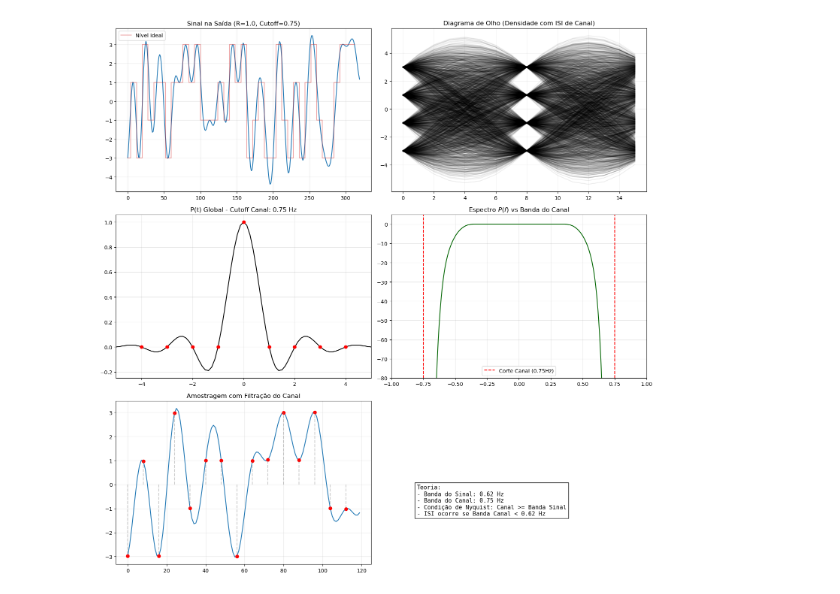
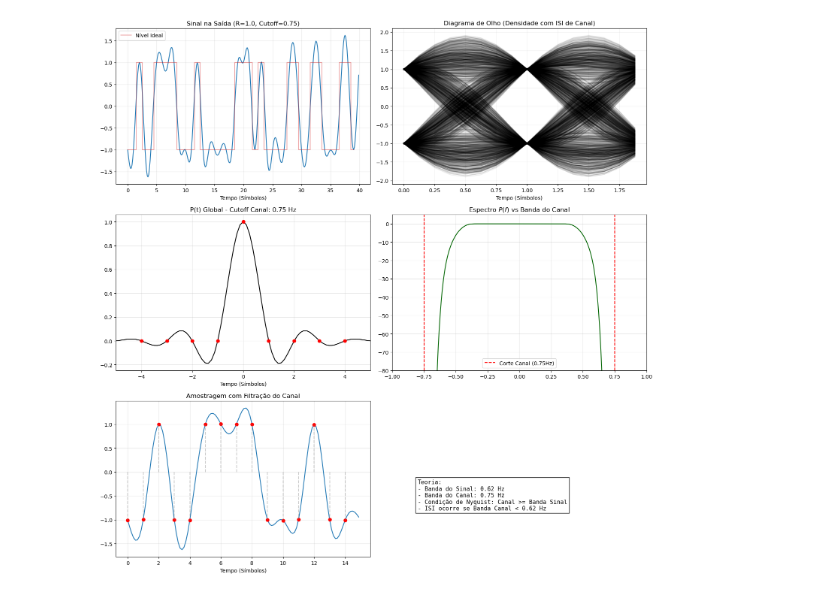
Before and after one commit to luiz10ml/T27--Digital-Communication, a Jupyter notebook: Eye Diagram/eyeDiagramSimulation.ipynb, the cells around one changed output. Drawn from its saved outputs; the diff is of its cells as text; code cells hidden in the pictures.

Commit message:
eye diagram

```diff
--- a/Eye Diagram/eyeDiagramSimulation.ipynb
+++ b/Eye Diagram/eyeDiagramSimulation.ipynb
@@ -4,7 +4,7 @@ import matplotlib.pyplot as plt
 from scipy import signal
 
 # --- CONFIGURAÇÕES DO SISTEMA ---
-M = 4
+M = 2
 sps = 8
 num_symbols = 5000
 rolloff = 0.25
@@ -16,7 +16,6 @@ filter_type = 'SRRC'
 R = 1.0             # Taxa de símbolos (Símbolos por segundo)
 fs = sps * R        # Taxa de amostragem do sistema
 # Frequência de corte do canal
-# Se cutoff < (R/2)*(1 + rolloff), a magnitude não será constante na banda do sinal.
 channel_cutoff = 0.75 * R
 
 # --- 1. GERAÇÃO DE SÍMBOLOS E UPSAMPLING ---
@@ -29,7 +28,6 @@ def get_filter(ftype, sps, beta):
     span = 32
     t = np.arange(-span/2 * sps, span/2 * sps + 1) / sps
 
-    # Apenas SRRC mantido conforme solicitado
     h = np.zeros(len(t))
     b = max(beta, 1e-9)
     for i, ti in enumerate(t):
@@ -42,9 +40,7 @@ def get_filter(ftype, sps, beta):
             den = np.pi*ti*(1-(4*b*ti)**2)
             h[i] = num / den
 
-    # Janelamento para mitigar o Fenômeno de Gibbs
     h *= np.hamming(len(t))
-
     return h / np.sqrt(np.sum(h**2))
 
 tx_filter = get_filter(filter_type, sps, rolloff)
@@ -69,18 +65,22 @@ t_p = (np.arange(len(p_t)) - len(p_t)//2) / sps
 # --- 4. VISUALIZAÇÃO ---
 fig, axs = plt.subplots(3, 2, figsize=(15, 15))
 
-# A. FORMA DE ONDA
-axs[0, 0].plot(rx_output[len(rx_output)//2 : len(rx_output)//2 + sps*40], color='tab:blue')
-axs[0, 0].step(np.arange(0, sps*40, sps), symbols[num_symbols//2:num_symbols//2+40], where='mid', color='tab:red', alpha=0.4, label='Nível Ideal')
+# A. FORMA DE ONDA (Eixo X dividido por sps)
+time_axis_wf = np.arange(sps*40) / sps
+axs[0, 0].plot(time_axis_wf, rx_output[len(rx_output)//2 : len(rx_output)//2 + sps*40], color='tab:blue')
+axs[0, 0].step(np.arange(40), symbols[num_symbols//2:num_symbols//2+40], where='mid', color='tab:red', alpha=0.4, label='Nível Ideal')
 axs[0, 0].set_title(f'Sinal na Saída (R={R}, Cutoff={channel_cutoff})')
+axs[0, 0].set_xlabel('Tempo (Símbolos)')
 axs[0, 0].grid(True, alpha=0.3)
 axs[0, 0].legend()
 
-# B. DIAGRAMA DE OLHO
+# B. DIAGRAMA DE OLHO (Eixo X dividido por sps)
 start, end = 100 * sps, len(rx_output) - 100 * sps
+time_eye = np.arange(2*sps) / sps
 for i in range(start, end - 2*sps, 2*sps):
-    axs[0, 1].plot(rx_output[i : i + 2*sps], color='black', alpha=0.07)
+    axs[0, 1].plot(time_eye, rx_output[i : i + 2*sps], color='black', alpha=0.07)
 axs[0, 1].set_title('Diagrama de Olho (Densidade com ISI de Canal)')
+axs[0, 1].set_xlabel('Tempo (Símbolos)')
 axs[0, 1].grid(True, alpha=0.2)
 
 # C. RESPOSTA AO IMPULSO P(t)
@@ -89,6 +89,7 @@ samples_pts = np.arange(-4, 5, 1)
 axs[1, 0].plot(samples_pts, [1 if x==0 else 0 for x in samples_pts], 'ro', label='Instantes T')
 axs[1, 0].set_title(f'P(t) Global - Cutoff Canal: {channel_cutoff} Hz')
 axs[1, 0].set_xlim([-5, 5])
+axs[1, 0].set_xlabel('Tempo (Símbolos)')
 axs[1, 0].grid(True, alpha=0.3)
 
 # D. RESPOSTA EM FREQUÊNCIA P(f)
@@ -99,35 +100,36 @@ axs[1, 1].plot(freqs, 20 * np.log10(np.abs(P_f) / np.max(np.abs(P_f))), color='d
 axs[1, 1].axvline(channel_cutoff, color='red', linestyle='--', label=f'Corte Canal ({channel_cutoff}Hz)')
 axs[1, 1].axvline(-channel_cutoff, color='red', linestyle='--')
 axs[1, 1].set_title('Espectro $P(f)$ vs Banda do Canal')
 axs[1, 1].set_xlim([-R, R])
 axs[1, 1].set_ylim([-80, 5])
 axs[1, 1].grid(True, alpha=0.3)
 axs[1, 1].legend()
 
-# E. FORMA DE ONDA COM INSTANTES DE AMOSTRAGEM (ZOOM)
+# E. FORMA DE ONDA COM INSTANTES DE AMOSTRAGEM (ZOOM) (Eixo X dividido por sps)
 num_view = 15
 start_idx = len(rx_output)//2
-time_range = np.arange(0, num_view * sps)
+time_range = np.arange(num_view * sps) / sps
 signal_segment = rx_output[start_idx : start_idx + num_view * sps]
-sample_idx = np.arange(0, num_view * sps, sps)
-sample_vals = signal_segment[sample_idx]
+sample_idx = np.arange(0, num_view * sps, sps) / sps
+sample_vals = signal_segment[np.arange(0, num_view * sps, sps)]
 
 axs[2, 0].plot(time_range, signal_segment, color='tab:blue', label='Sinal Contínuo')
 axs[2, 0].plot(sample_idx, sample_vals, 'ro', label='Amostras')
 axs[2, 0].vlines(sample_idx, 0, sample_vals, colors='gray', linestyles='--', alpha=0.4)
 axs[2, 0].set_title('Amostragem com Filtração do Canal')
+axs[2, 0].set_xlabel('Tempo (Símbolos)')
 axs[2, 0].grid(True, alpha=0.3)
 
 # F. RESUMO
 axs[2, 1].axis('off')
 axs[2, 1].text(0.1, 0.3, (f"Teoria:\n"
                           f"- Banda do Sinal: {(R/2)*(1+rolloff):.2f} Hz\n"
                           f"- Banda do Canal: {channel_cutoff:.2f} Hz\n"
                           f"- Condição de Nyquist: Canal >= Banda Sinal\n"
                           f"- ISI ocorre se Banda Canal < {(R/2)*(1+rolloff):.2f} Hz"),
                fontsize=11, family='monospace', bbox=dict(facecolor='none', edgecolor='black'))
 
 plt.tight_layout()
 plt.show()
 # %% [output]
-[figure, old version]
+[figure, new version]
```
Also changed, not shown: 1 other file.
